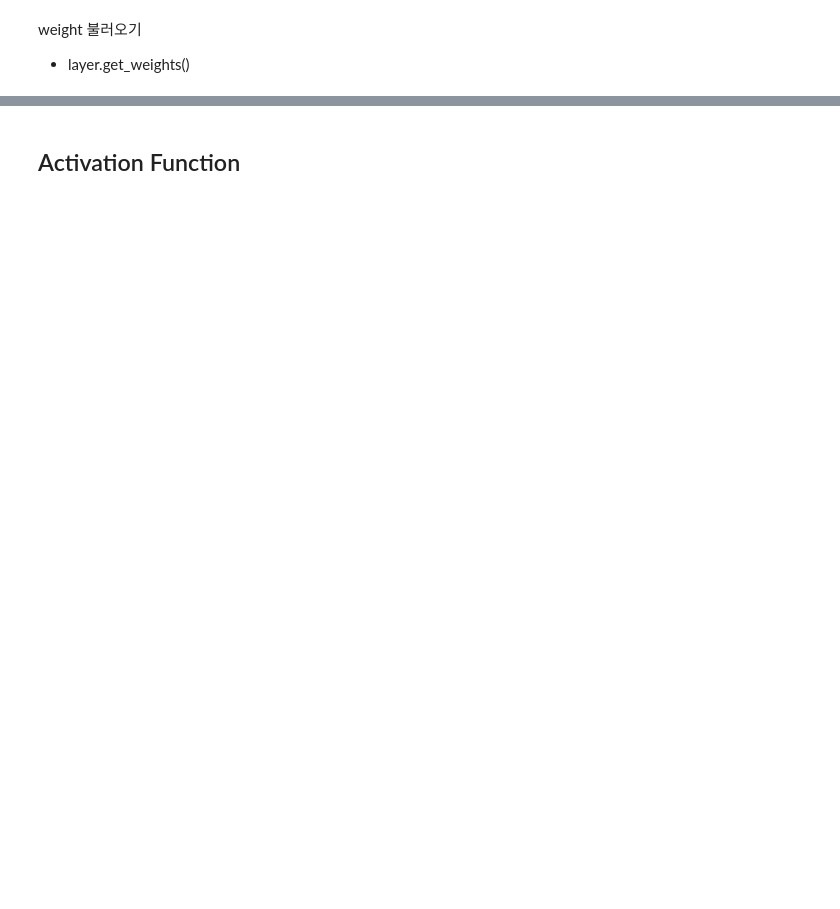
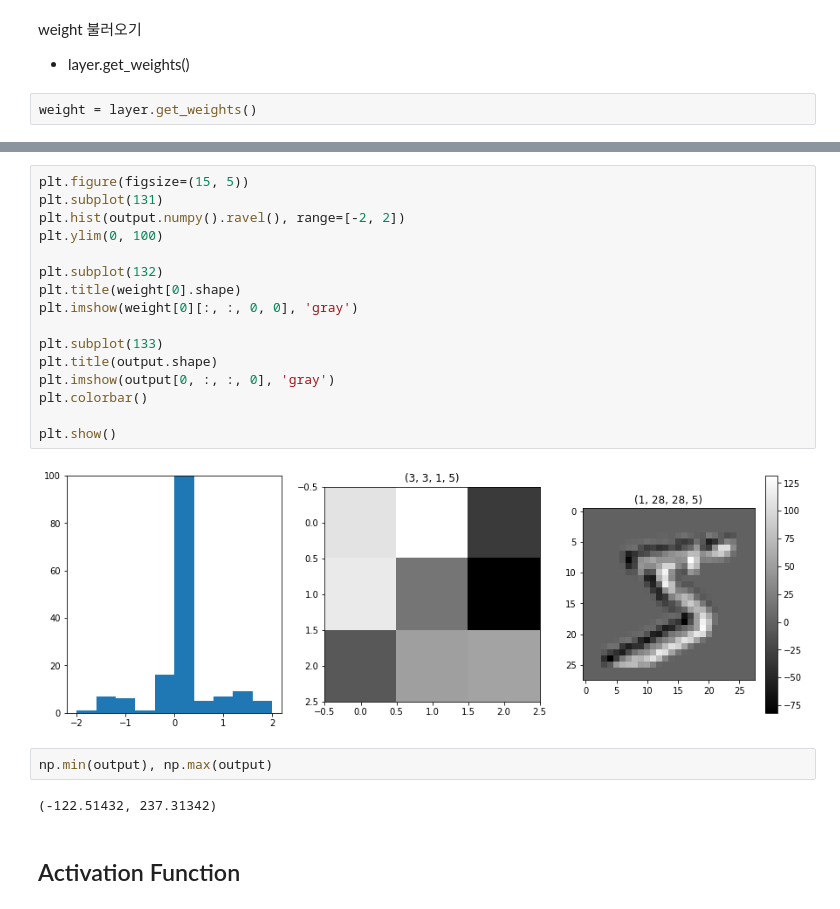
Before and after one commit to comojin1994/Deep_Learning_Study, a Jupyter notebook: Tensorflow/2-04_5. 각 Layer별 역할 개념 및 파라미터 파악 [before].ipynb, the cells around one changed output, grey strips where cells are left out. Saved outputs shown, nothing was run; the diff lists cells and outputs as text; blank space fills up the shorter version.

```diff
--- a/Tensorflow/2-04_5. 각 Layer별 역할 개념 및 파라미터 파악 [before].ipynb
+++ b/Tensorflow/2-04_5. 각 Layer별 역할 개념 및 파라미터 파악 [before].ipynb
@@ -94,3 +156,5 @@ NameError: name 'output' is not defined
 weight 불러오기
 
 - layer.get_weights()
+# %%
+weight = layer.get_weights()
@@ -97,3 +198,25 @@ weight 불러오기
+# %%
+plt.figure(figsize=(15, 5))
+plt.subplot(131)
+plt.hist(output.numpy().ravel(), range=[-2, 2])
+plt.ylim(0, 100)
+
+plt.subplot(132)
+plt.title(weight[0].shape)
+plt.imshow(weight[0][:, :, 0, 0], 'gray')
+
+plt.subplot(133)
+plt.title(output.shape)
+plt.imshow(output[0, :, :, 0], 'gray')
+plt.colorbar()
+
+plt.show()
+# %% [output]
+[figure, added]
+# %%
+np.min(output), np.max(output)
+# %% [output]
+(-122.51432, 237.31342)
 # %% [markdown]
 ## Activation Function
 # %% [markdown]
```
Also changed, not shown: parts of 52 cells of this notebook.
